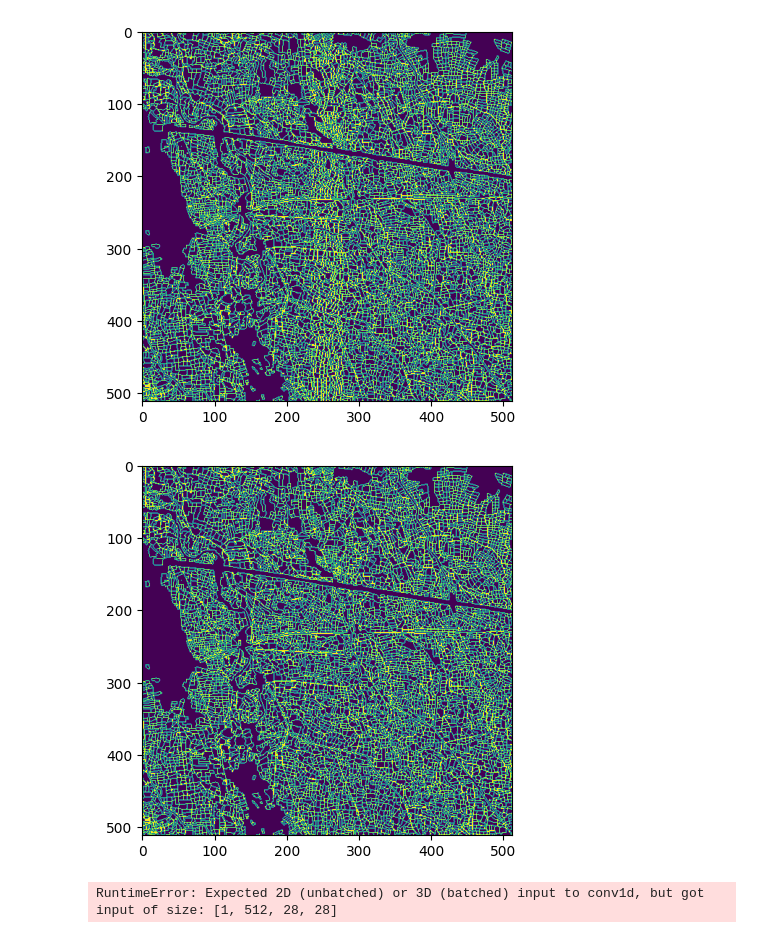
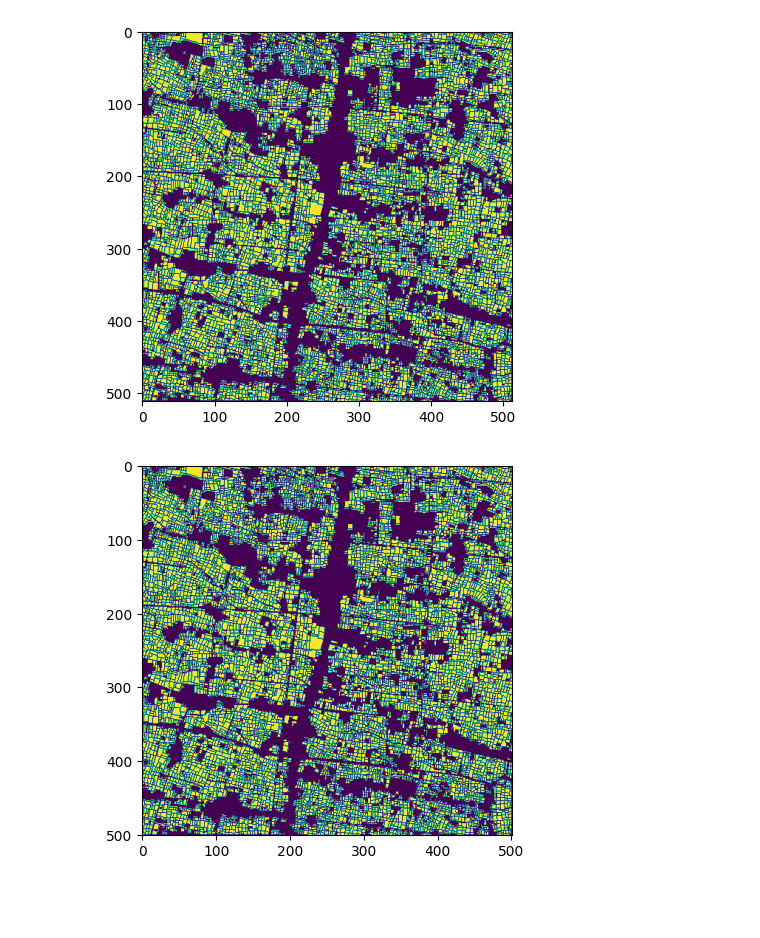
Before and after one commit to sambalshikhar/sam_boundary_adapter, a Jupyter notebook: notebooks/explore.ipynb, the cells around one changed output. Drawn from its saved outputs; the diff is of its cells as text; code cells hidden in the pictures; blank space fills up the shorter version.

Commit message:
image resizing fixed

```diff
--- a/notebooks/explore.ipynb
+++ b/notebooks/explore.ipynb
@@ -90,13 +142,13 @@ class Ai4smallDataset():
 # %%
 
-train_image_list=glob("/home/geospatial/sambal/sam_boundary_adapter/original/sentinel-2-asia/train/images/*")
-val_image_list=glob("/home/geospatial/sambal/sam_boundary_adapter/original/sentinel-2-asia/validate/images/*")
+train_image_list=glob("/home/geovisionaries/sambal/sam_boundary_adapter/original/sentinel-2-asia/train/images/*")
+val_image_list=glob("/home/geovisionaries/sambal/sam_boundary_adapter/original/sentinel-2-asia/validate/images/*")
 
 train_data=Ai4smallDataset(train_image_list,'train')
-train_dataloader = DataLoader(dataset=train_data, batch_size=1, shuffle=False)
+train_dataloader = DataLoader(dataset=train_data, batch_size=1, shuffle=True)
 
 val_data=Ai4smallDataset(val_image_list,'validate')
 val_dataloader = DataLoader(dataset=val_data, batch_size=1, shuffle=False)
 # %%
-image,parcel,mask=next(iter(train_dataloader))
+image,parcel=next(iter(train_dataloader))
 # %% [output]
@@ -118,14 +164,11 @@ plt.show()
-# %%
-plt.imshow(mask_np)
-plt.show()
-# %% [output]
-[figure, removed]
 # %%
-x=rasterio.open("/home/geospatial/sambal/sam_boundary_adapter/original/sentinel-2-asia/train/masks/49_vietnam.tif").read()
-plt.imshow(x.transpose(1,2,0))
+plt.imshow(parcel_np)
 plt.show()
+plt.imshow(rasterio.open('../original/sentinel-2-asia/parcel_mask/15_cambodia.tif').read().transpose(1,2,0))
+plt.show()
 # %% [output]
-[figure, old version]
+[figure, new version]
+[figure, added]
 # %%
 import torch
 import torch.nn as nn
@@ -139,9 +182,11 @@ class SAGate(nn.Module):
             nn.ReLU(),
             nn.Linear(channel_dim * 2, channel_dim * 2)
         )
-        self.channel_conv = nn.Conv1d(channel_dim * 2, channel_dim * 2, kernel_size=1)
+        self.spatial_gate_conv = nn.Conv2d(channel_dim * 2, channel_dim * 2, kernel_size=1, stride=1, groups=2)
 
     def forward(self, fc, ft):
+        # Ensure the features are in channel-first format for processin
+
         # Feature Separation Part
         f_concat = torch.cat((fc, ft), dim=1) # Assuming the features are of the same spatial dimensions
         i = F.adaptive_avg_pool2d(f_concat, (1, 1)).view(f_concat.size(0), -1) # Global descriptor
@@ -154,32 +199,27 @@ class SAGate(nn.Module):
         rec_c = filter_c + fc
         rec_t = filter_t + ft
 
-        print(rec_c.size())
         # Feature Aggregation Part
         f_concate = torch.cat((rec_c, rec_t), dim=1) # Concatenation at specific spatial positions
-        gc = self.channel_conv(f_concate)
-        gt = self.channel_conv(f_concate)
+        spatial_gates = self.spatial_gate_conv(f_concate)
 
-        # Splitting the concatenated tensor into two separate gates
-        gc, gt = gc.chunk(2, dim=1)
-        ac = F.softmax(gc, dim=1)
-        at = F.softmax(gt, dim=1)
+        # We will now reshape to apply softmax on the correct axis
+        b, c, h, w = spatial_gates.size()
+        spatial_gates = spatial_gates.view(b, 2, c // 2, h, w)
+        ac, at = F.softmax(spatial_gates, dim=2).chunk(2, dim=1)
+        ac, at = ac.squeeze(1), at.squeeze(1)
 
+        # Weighted sum
         m = rec_c * ac + rec_t * at
 
         return m
-
 # Assuming the channel dimension of the feature maps is 256
 # And the spatial dimension of the feature maps is 28x28
 sa_gate = SAGate(channel_dim=256)
 
 # Randomly generated feature maps for testing
-fc = torch.rand(1, 256, 28, 28)  # Conv features
-ft = torch.rand(1, 256, 28, 28)  # Transformer features
+fc = torch.rand(1,256,64,64)  # Conv features
+ft = torch.rand(1,256,64,64)  # Transformer features
 
 # Perform fusion
 fused_features = sa_gate(fc, ft)
-
-print(fused_features.shape)
-# %% [output]
-RuntimeError: Expected 2D (unbatched) or 3D (batched) input to conv1d, but got input of size: [1, 512, 28, 28]
```
Also changed, not shown: parts of 10 cells of this notebook, 6 other files.
